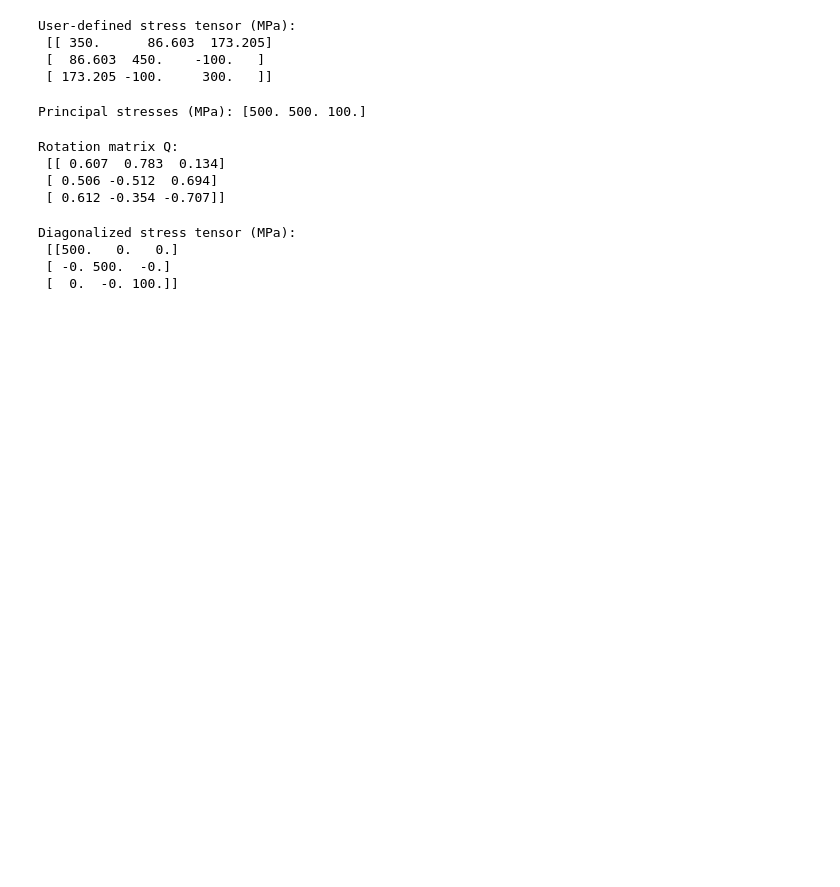
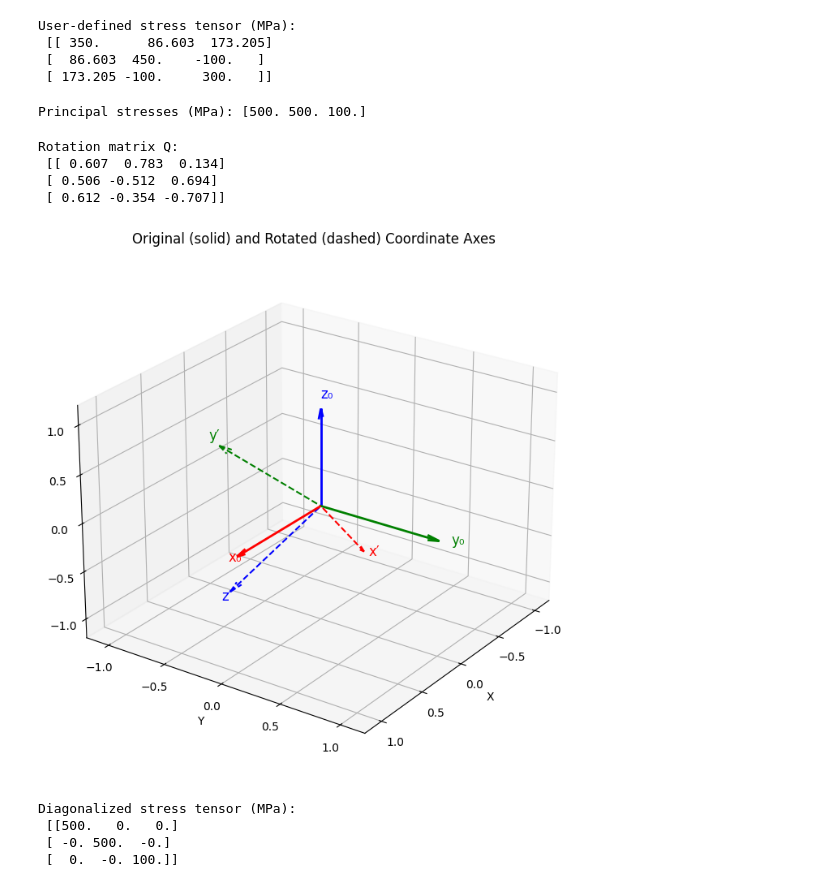
Before and after one commit to bmerle/wst3, a Jupyter notebook: find_principal_stresses.ipynb, the cells around one changed output. Drawn from its saved outputs; the diff is of its cells as text; code cells hidden in the pictures; blank space fills up the shorter version.

```diff
--- a/find_principal_stresses.ipynb
+++ b/find_principal_stresses.ipynb
@@ -47,13 +48,56 @@ Rotation matrix Q:
  [[ 0.607  0.783  0.134]
  [ 0.506 -0.512  0.694]
  [ 0.612 -0.354 -0.707]]
-# %%
-# Stress tensor in the new base by multiplication with the rotation matrix
-sig_p_diag = Q @ sigma @ Q.T
-
-print("\nDiagonalized stress tensor (MPa):\n", sig_p_diag)
-# %% [output]
-Diagonalized stress tensor (MPa):
- [[500.   0.   0.]
- [ -0. 500.  -0.]
- [  0.  -0. 100.]]
+# %%
+# --- Plot original and rotated coordinate axes ---
+fig = plt.figure(figsize=(7, 7))
+ax = fig.add_subplot(111, projection='3d')
+
+# Origin
+origin = np.zeros((3, 1))
+
+# Original coordinate axes (unit vectors)
+axes_orig = np.eye(3)
+
+# Rotated coordinate axes (columns of Q^T for passive rotation)
+axes_rot = Q.T  # Each column is a rotated axis in the original system
+
+# Define colors and labels
+colors = ['r', 'g', 'b']
+labels = ['x', 'y', 'z']
+
+# Plot original axes
+for i in range(3):
+    ax.quiver(*origin.flatten(), *axes_orig[:, i], color=colors[i], length=1, arrow_length_ratio=0.1, linewidth=2)
+    ax.text(*(1.1*axes_orig[:, i]), f'{labels[i]}₀', color=colors[i], fontsize=12)
+
+# Plot rotated axes
+for i in range(3):
+    ax.quiver(*origin.flatten(), *axes_rot[:, i], color=colors[i], linestyle='dashed', length=1, arrow_length_ratio=0.1)
+    ax.text(*(1.1*axes_rot[:, i]), f'{labels[i]}′', color=colors[i], fontsize=12)
+
+# Formatting
+ax.set_xlim([-1.2, 1.2])
+ax.set_ylim([-1.2, 1.2])
+ax.set_zlim([-1.2, 1.2])
+ax.set_xlabel('X')
+ax.set_ylabel('Y')
+ax.set_zlabel('Z')
+ax.set_title("Original (solid) and Rotated (dashed) Coordinate Axes")
+
+ax.view_init(elev=25, azim=35)
+ax.grid(True)
+plt.tight_layout()
+plt.show()
+# %% [output]
+[figure, added]
+# %%
+# Stress tensor in the new base by multiplication with the rotation matrix
+sig_p_diag = Q @ sigma @ Q.T
+
+print("\nDiagonalized stress tensor (MPa):\n", sig_p_diag)
+# %% [output]
+Diagonalized stress tensor (MPa):
+ [[500.   0.   0.]
+ [ -0. 500.  -0.]
+ [  0.  -0. 100.]]
```
Also changed, not shown: parts of 1 cell of this notebook.
